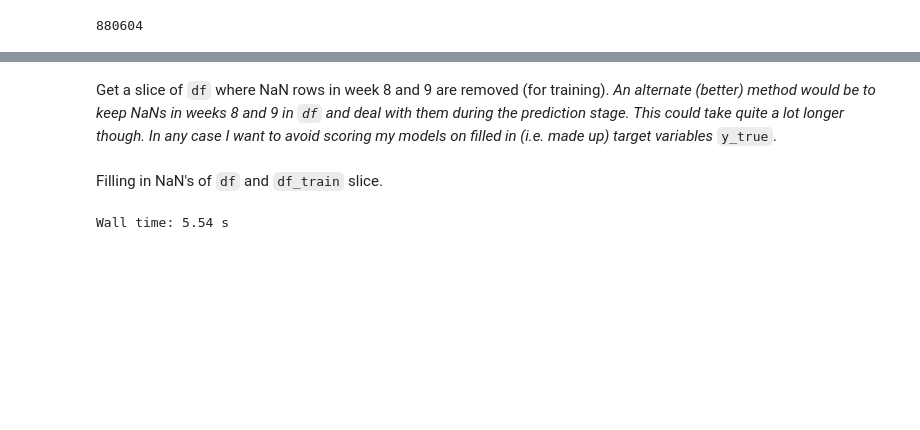
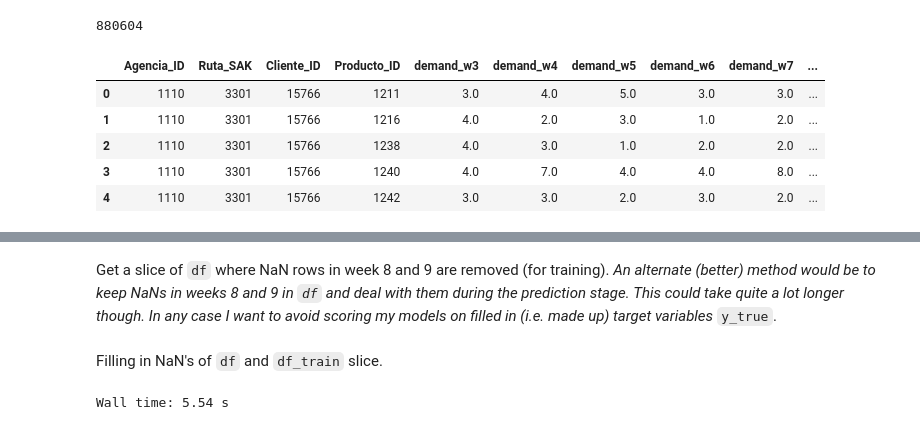
Before and after one commit to agalea91/Kaggle_scripts, a Jupyter notebook: grupo_inventory_demand/exploration/bimbo_predict.ipynb, the cells around one changed output, grey strips where cells are left out. Saved outputs shown, nothing was run; the diff lists cells and outputs as text; code cells hidden in the pictures; blank space fills up the shorter version.

```diff
--- a/grupo_inventory_demand/exploration/bimbo_predict.ipynb
+++ b/grupo_inventory_demand/exploration/bimbo_predict.ipynb
@@ -126,3 +133,17 @@ for key in dict_product_mean.keys():
 len(dict_client_mean)
 # %% [output]
 880604
+# %%
+# Fill NaN entries with average for each product
+# across all weeks (demand_mean column)
+for i in range(4,11):
+    df.iloc[:, i].fillna(df.demand_log_transform_mean, inplace=True)
+# %%
+df.head()
+# %% [output]
+|  | Agencia_ID | Ruta_SAK | Cliente_ID | Producto_ID | demand_w3 | demand_w4 | demand_w5 | demand_w6 | demand_w7 | ... |
+| 0 | 1110 | 3301 | 15766 | 1211 | 3.0 | 4.0 | 5.0 | 3.0 | 3.0 | ... |
+| 1 | 1110 | 3301 | 15766 | 1216 | 4.0 | 2.0 | 3.0 | 1.0 | 2.0 | ... |
+| 2 | 1110 | 3301 | 15766 | 1238 | 4.0 | 3.0 | 1.0 | 2.0 | 2.0 | ... |
+| 3 | 1110 | 3301 | 15766 | 1240 | 4.0 | 7.0 | 4.0 | 4.0 | 8.0 | ... |
+| 4 | 1110 | 3301 | 15766 | 1242 | 3.0 | 3.0 | 2.0 | 3.0 | 2.0 | ... |
```
Also changed, not shown: parts of 76 cells of this notebook.
